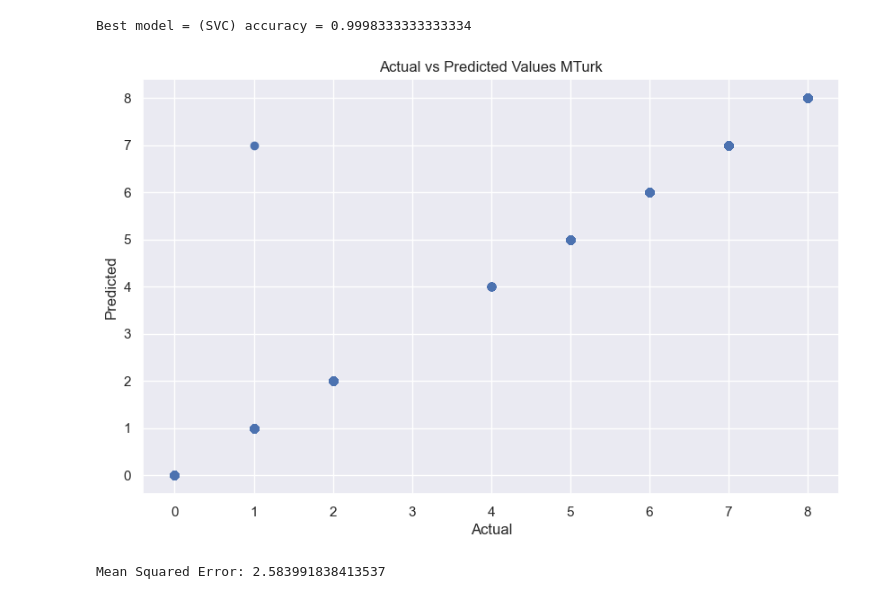
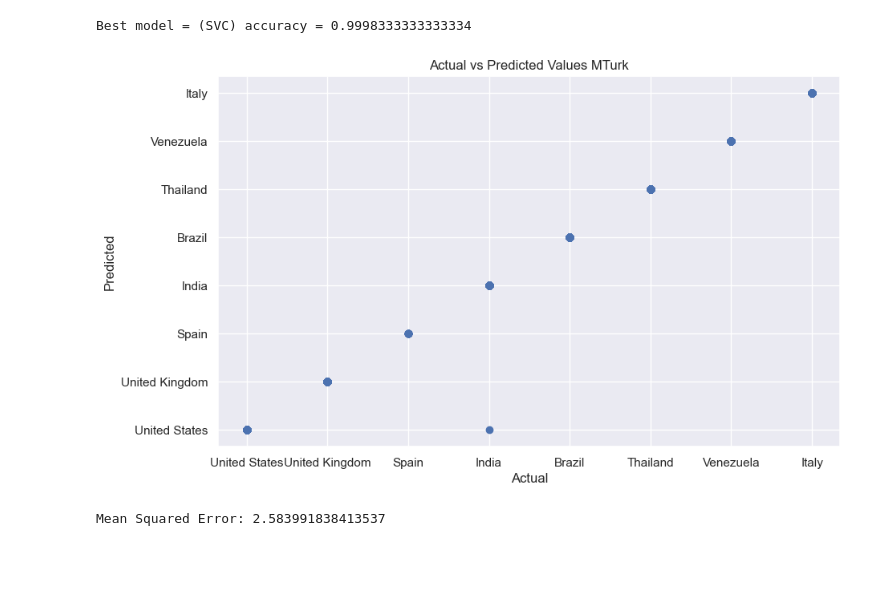
Before and after one commit to NicholasBerns/DataScienceProject, a Jupyter notebook: mturk_models.ipynb, the cells around one changed output. Drawn from its saved outputs; the diff is of its cells as text; code cells hidden in the pictures; blank space fills up the shorter version.

Commit message:
Ytest vs. YPred graphs added

```diff
--- a/mturk_models.ipynb
+++ b/mturk_models.ipynb
@@ -328,17 +328,21 @@ Best model = (SVC) accuracy = 0.9998333333333334
 # %%
 # Make predictions on the test set
 predictions = best.predict(Xtest)
 
+#Inverts Encoding for the target home_country for the Test and Prediction
+y_test = Encoders['Country'].inverse_transform(Ytest)
+y_predict = Encoders['Country'].inverse_transform(y_pred)
+
 # Visualize actual vs predicted values
 plt.figure(figsize=(10, 6))
-plt.scatter(Ytest, predictions)
+plt.scatter(y_test, y_predict)
 plt.xlabel('Actual')
 plt.ylabel('Predicted')
 plt.title('Actual vs Predicted Values MTurk')
 plt.grid(True)
 plt.show()
 # %% [output]
-[figure, old version]
+[figure, new version]
 # %%
 # Training the model
 model = GridSearchCV(Ridge(), params['ridge'], cv=kf, n_jobs=-1)  # You can use any model here, I'm using Ridge regression as an example
```
Also changed, not shown: 1 other file.
